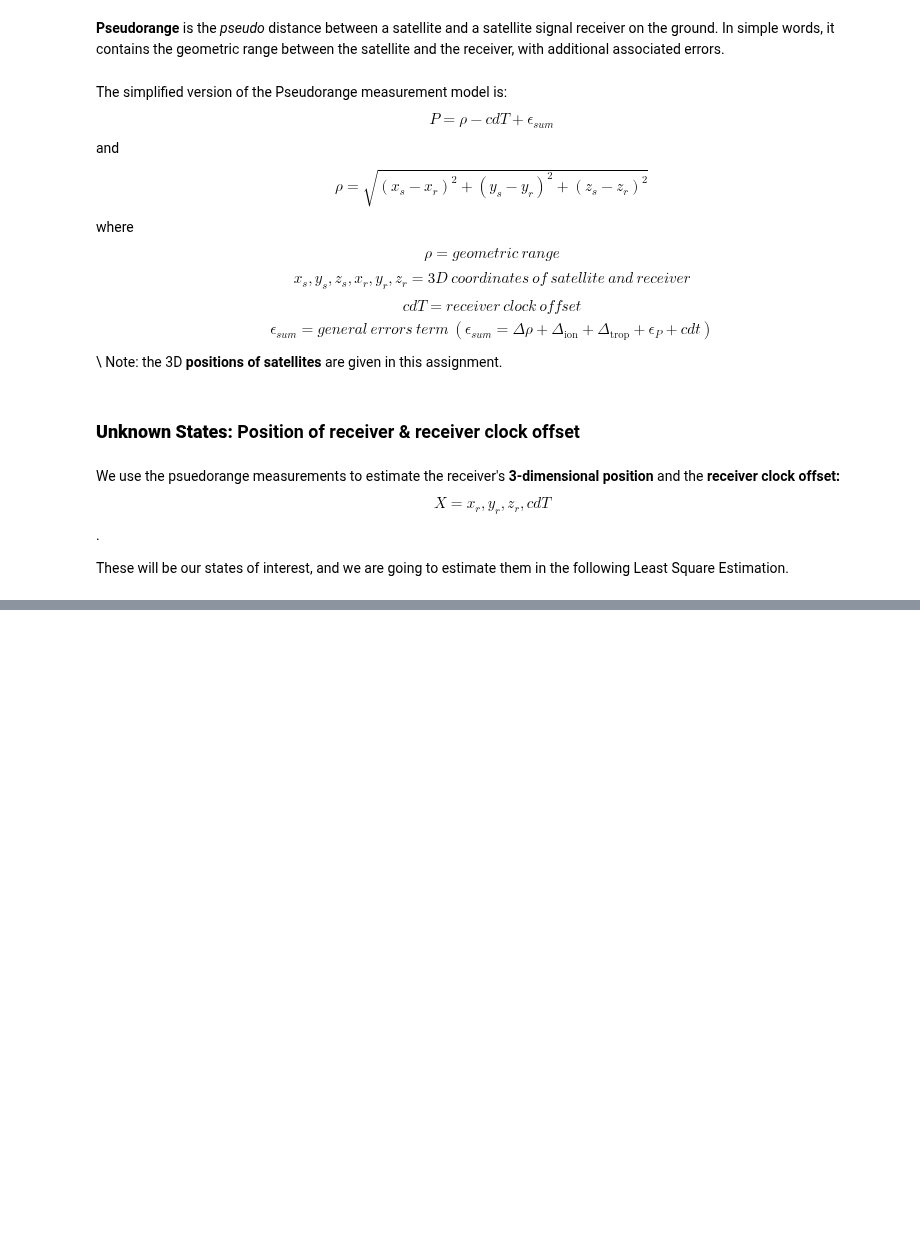
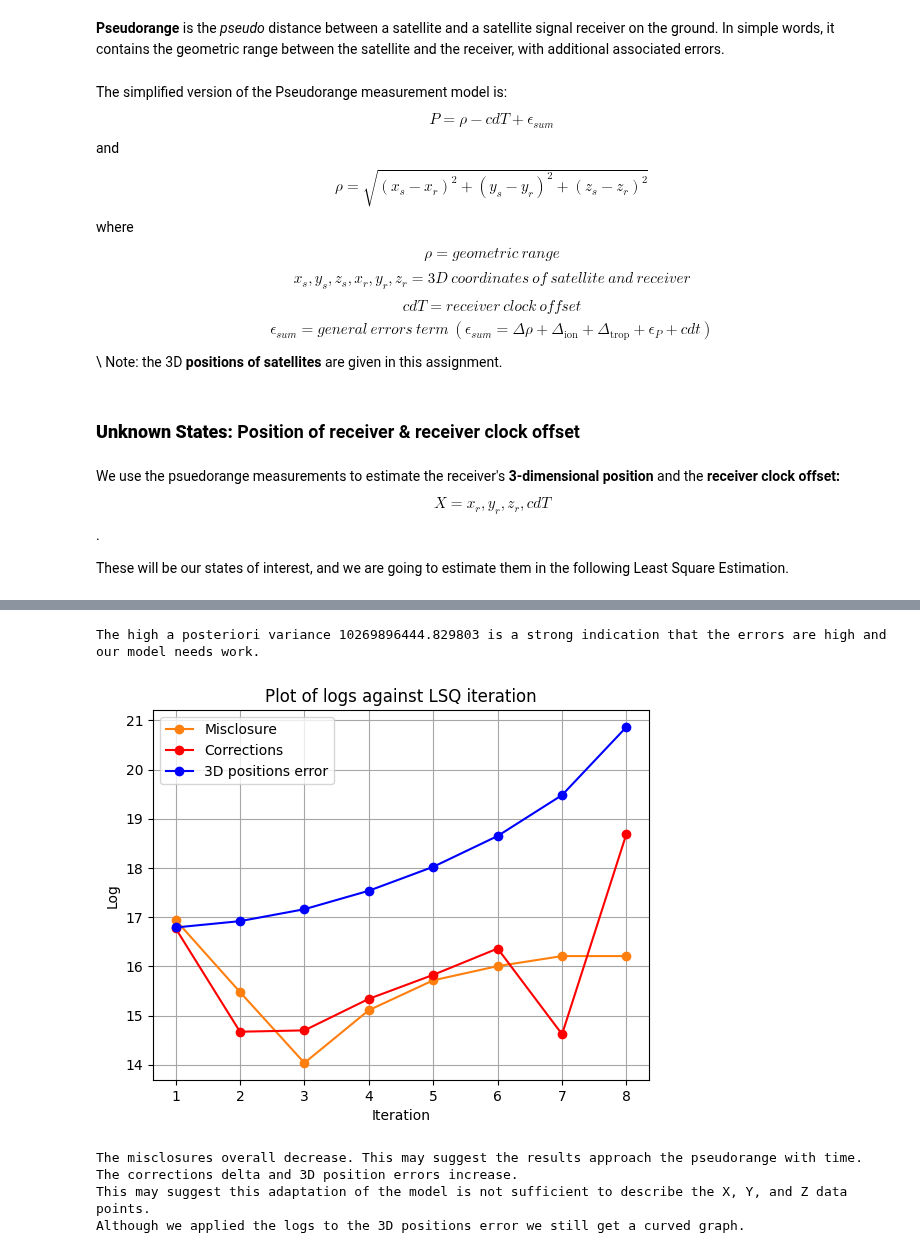
Before and after one commit to eunice-nwaobi/ENGG680_LAB_ASSIGNMENTS, a Jupyter notebook: Lab_Assignment2/Assignment2.ipynb, the cells around one changed output, grey strips where cells are left out. Saved outputs shown, nothing was run; the diff lists cells and outputs as text; code cells hidden in the pictures; blank space fills up the shorter version.

```diff
--- a/Lab_Assignment2/Assignment2.ipynb
+++ b/Lab_Assignment2/Assignment2.ipynb
@@ -232,7 +351,7 @@ m = #...
 # step 3
 # Given that the variance of observation is 1 (m^2), define the weight matrix P
 # (1 marks)
-P = #...
+P = np.identity(n)/m**2 # weight matrix
 # %%
 # step 4
 # set the initial states as zeros:
@@ -261,7 +398,11 @@ x_hat = x_0.copy()
 # you can either use the numpy function or code the math manually
 # (1 marks)
 def euclidean_norm(receiver_pos, satellite_pos):
-  #...
+  # compute distance using euclidean norm
+  diff = satellite_pos - receiver_pos
+  diff_sq = diff ** 2
+  diff_sq_sum = np.sum(diff_sq, axis=1)
+  distance = np.sqrt(diff_sq_sum)
   return distance
 # %%
 # step 8
@@ -270,5 +411,20 @@ def euclidean_norm(receiver_pos, satellite_pos):
 # the function should return an two-dimensional array which represents the design matrix A
 # (2 marks)
 def design_matrix(r_pos, s_pos, rho):
-  #...
+  # assume r_pos = x_0 and rho = a
+  A = []
+  temp = []
+  n = rho.shape[0]
+  epsilon = 0
+  col1 = np.array([1]*n) # we compute the ones column for the design matrix
+  col2 = np.exp((-(s_pos[:,0]-r_pos[2,0])**2)/(2*r_pos[3,0]**2+epsilon)) # we compute our second column
+  col3 = np.multiply((r_pos[1,0]*(s_pos[:,1]-r_pos[2,0])/(r_pos[3,0]**2+epsilon)), np.exp((-(s_pos[:,1]-r_pos[2,0])**2)/(2*r_pos[3,0]**2+epsilon)) ) # we compute our third column
+  col4 = np.multiply((r_pos[1,0]*(s_pos[:,2]-r_pos[2,0])**2/(r_pos[3,0]**3+epsilon)), np.exp((-(s_pos[:,2]-r_pos[2,0])**2)/(2*r_pos[3,0]**2+epsilon)) ) # we compute our fourth column
+
+  A = np.zeros((n, m)) # we assemble our matrix
+  A[:, 0] = col1
+  A[:, 1] = col2
+  A[:, 2] = col3
+  A[:, 3] = col4
+
   return A
@@ -349,17 +543,37 @@ after the LSE convergence to the console.
 # step 11
 # Comment on the computed A Posteriori Variance of Unit Weight value and the Covariance matrix of estimated states
 # (2 marks)
+print(f"The high a posteriori variance {the_apv[0][0]} is a strong indication that the errors are high and our model needs work.")
+# %% [output]
+The high a posteriori variance 10269896444.829803 is a strong indication that the errors are high and our model needs work.
 # %%
 # step 12
 # Using the imported matplotlib, plot the following (3 marks in total). Make sure to include proper axes information, legend, grid lines and title.
 
+
 # 1. Plot log of the misclosure w against the LSQ iteration number i
 # (1 marks)
-
-
+log_misclosure = np.log(np.abs(arr_w)) # as misclosure is also the residual we took the absolute value for this assessment
+plt.plot(arr_i, np.mean(log_misclosure,axis=1).reshape(-1,), c="tab:orange", label="Misclosure", marker="o")
+plt.title("Plot of log of misclosure against LSQ iteration")
+plt.legend(mode="best")
 # 2. Plot log of the corrections delta against the LSQ iteration number i
 # (1 marks)
 
+log_delta = np.log(np.abs(arr_delta))
+plt.plot(arr_i, np.mean(log_delta,axis=1).reshape(-1,), c="red", label="Corrections", marker="o")
+plt.title("Plot of log of corrections delta against LSQ iteration")
+plt.legend(mode="best")
 
 # 3. Plot log of the 3D position errors against the LSQ iteration number i
 # (1 marks)
+
+log_err_pos = np.log(np.abs(arr_err_pos))
+plt.plot(arr_i, log_err_pos, c="blue", label="3D positions error", marker="o")
+plt.xlabel("Iteration")
+plt.ylabel("Log")
+plt.title("Plot of logs against LSQ iteration")
+plt.legend(mode="best")
+plt.grid(True, which='both',ls='-',color='0.65')
+# %% [output]
+[figure, added]
@@ -370,3 +580,13 @@ after the LSE convergence to the console.
+# %%
+# step 13
+# Describe the phenomena or pattern you recognize for each plot, and explain such phenomena
+# (2 marks)
+print("The misclosures overall decrease. This may suggest the results approach the pseudorange with time.\nThe corrections delta and 3D position errors increase.\nThis may suggest this adaptation of the model is not sufficient to describe the X, Y, and Z data points.\nAlthough we applied the logs to the 3D positions error we still get a curved graph.")
+# %% [output]
+The misclosures overall decrease. This may suggest the results approach the pseudorange with time.
+The corrections delta and 3D position errors increase.
+This may suggest this adaptation of the model is not sufficient to describe the X, Y, and Z data points.
+Although we applied the logs to the 3D positions error we still get a curved graph.
 # %%
 # this is just for fun (no marks allocated)
 # now you can estimated the receiver's position in Earth-center-earth-fixed (ECEF)
```
Also changed, not shown: parts of 26 cells of this notebook, 5 other files.
